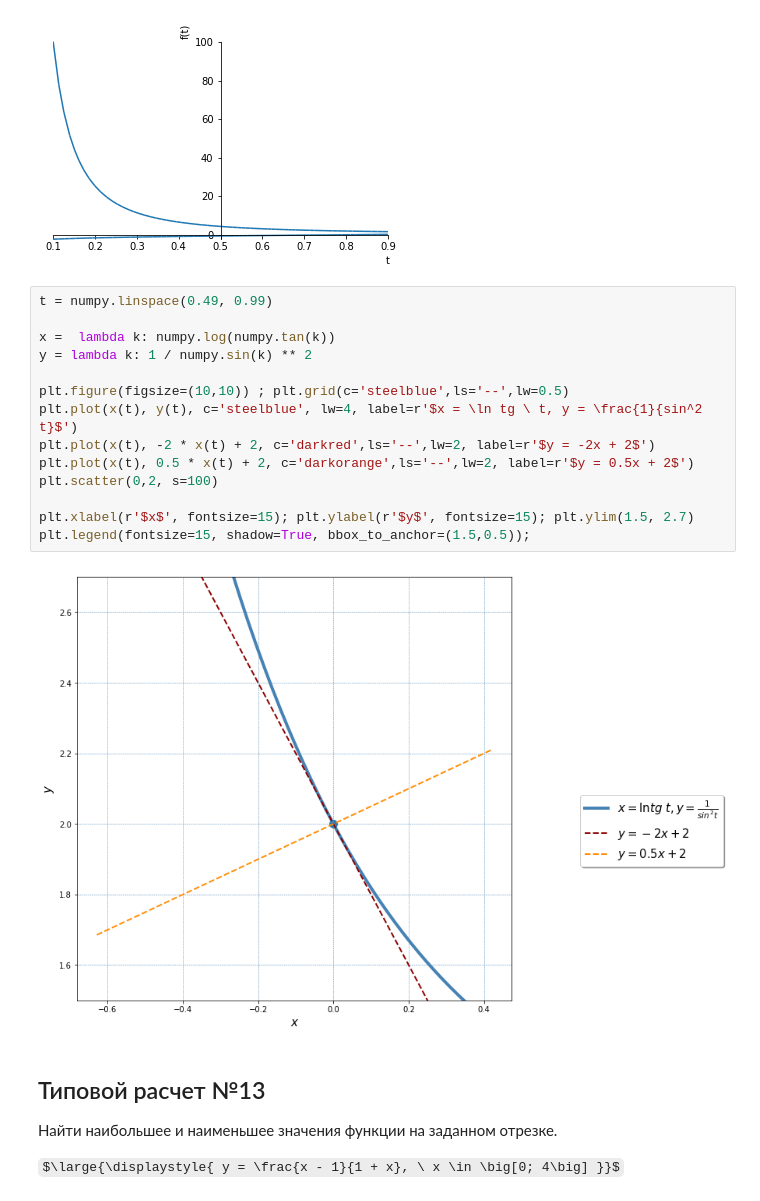
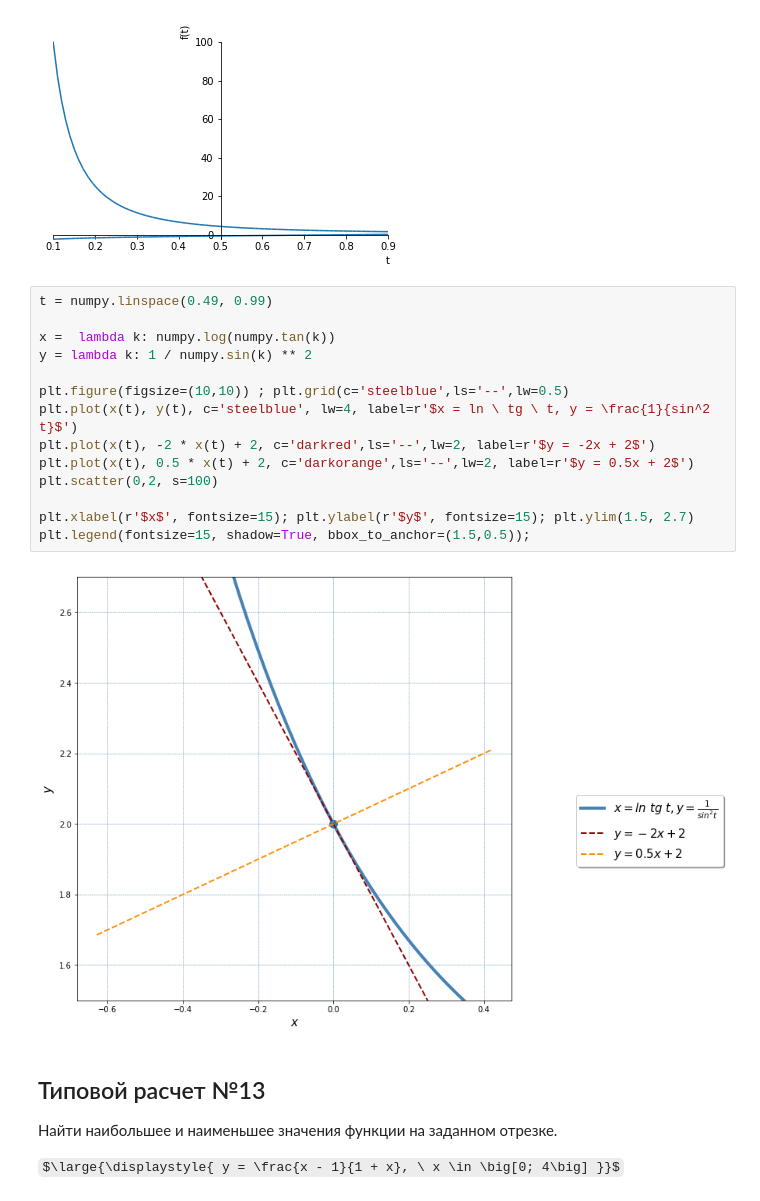
Before and after one commit to OlgaBelitskaya/math_20182019, a Jupyter notebook: mathanalysis_standardcalc209-215.ipynb, the cells around one changed output. Drawn from its saved outputs; the diff is of its cells as text; some formulas as TeX source.

```diff
--- a/mathanalysis_standardcalc209-215.ipynb
+++ b/mathanalysis_standardcalc209-215.ipynb
@@ -262,19 +262,19 @@ plot(x,y, (t, 0.1,0.9));
 # %%
 t = numpy.linspace(0.49, 0.99)
 
 x =  lambda k: numpy.log(numpy.tan(k))
 y = lambda k: 1 / numpy.sin(k) ** 2
 
 plt.figure(figsize=(10,10)) ; plt.grid(c='steelblue',ls='--',lw=0.5)
-plt.plot(x(t), y(t), c='steelblue', lw=4, label=r'$x = \ln tg \ t, y = \frac{1}{sin^2 t}$')
+plt.plot(x(t), y(t), c='steelblue', lw=4, label=r'$x = ln \ tg \ t, y = \frac{1}{sin^2 t}$')
 plt.plot(x(t), -2 * x(t) + 2, c='darkred',ls='--',lw=2, label=r'$y = -2x + 2$')
 plt.plot(x(t), 0.5 * x(t) + 2, c='darkorange',ls='--',lw=2, label=r'$y = 0.5x + 2$')
 plt.scatter(0,2, s=100)
 
 plt.xlabel(r'$x$', fontsize=15); plt.ylabel(r'$y$', fontsize=15); plt.ylim(1.5, 2.7)
 plt.legend(fontsize=15, shadow=True, bbox_to_anchor=(1.5,0.5));
 # %% [output]
-[figure, old version]
+[figure, new version]
 # %% [markdown]
 ## Типовой расчет №13
 
```
Also changed, not shown: parts of 14 cells of this notebook.
